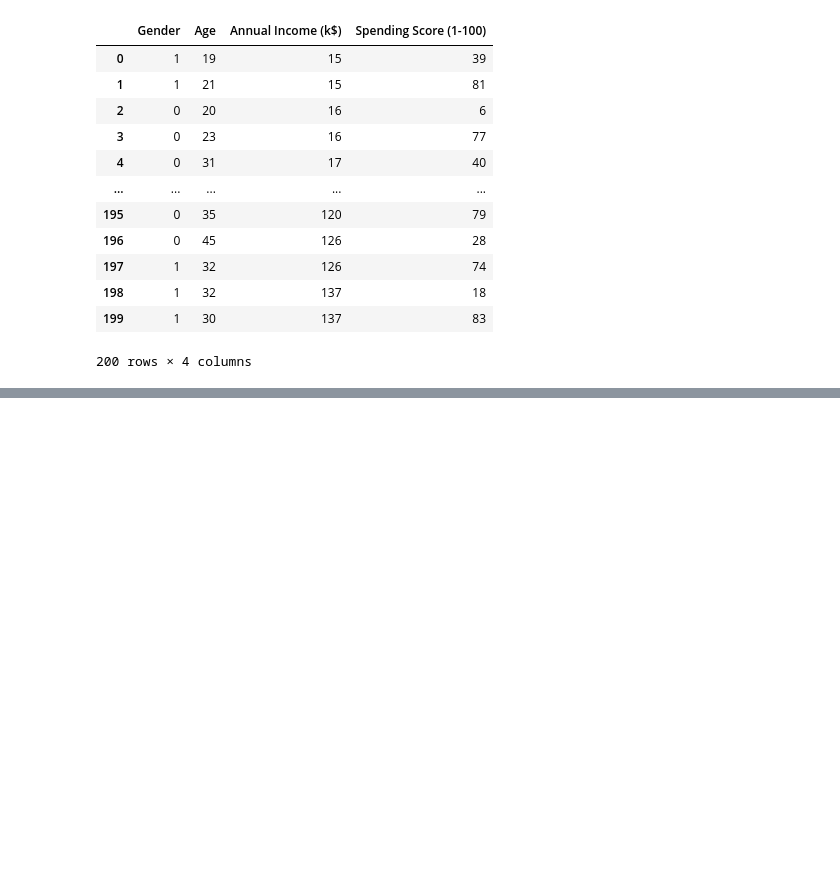
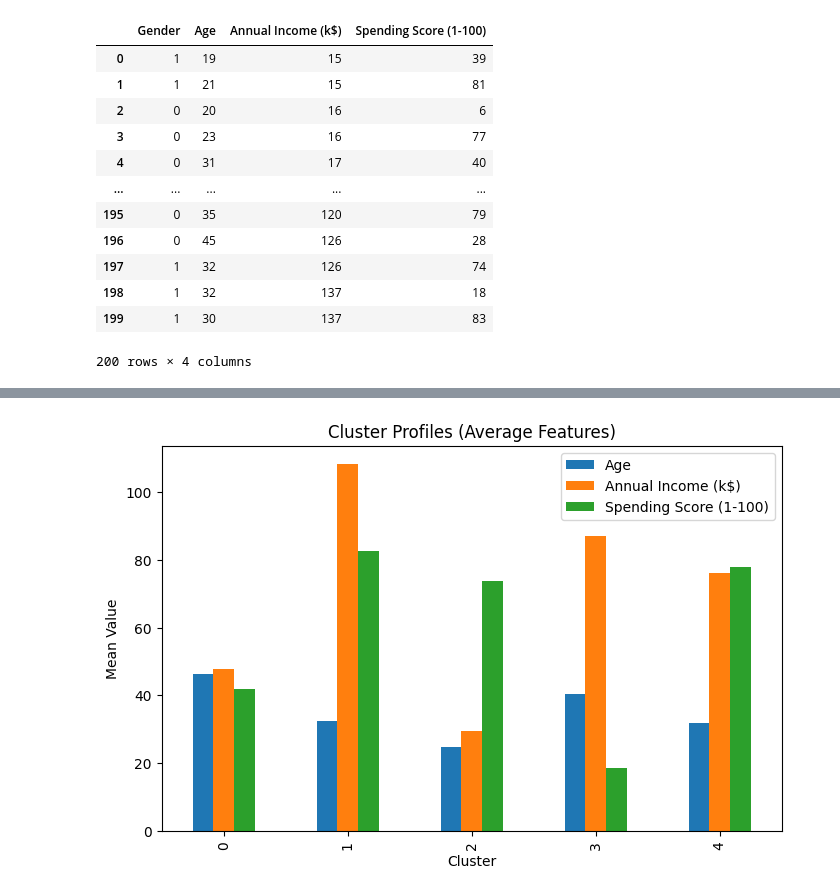
Before and after one commit to godwillokwuchukwu/Mall_customer, a Jupyter notebook: mall.ipynb, the cells around one changed output, grey strips where cells are left out. Saved outputs shown, nothing was run; the diff lists cells and outputs as text; code cells hidden in the pictures; blank space fills up the shorter version.

```diff
--- a/mall.ipynb
+++ b/mall.ipynb
@@ -99,3 +130,10 @@ x
 | 198 | 1 | 32 | 137 | 18 |
 | 199 | 1 | 30 | 137 | 83 |
 200 rows × 4 columns
+# %%
+# Define features
+features = ["Age", "Annual Income (k$)", "Spending Score (1-100)"]
+
+# Run KMeans (example with 5 clusters)
+kmeans = KMeans(n_clusters=5, random_state=42)
+x["Cluster"] = kmeans.fit_predict(x[features])
@@ -101,0 +142,9 @@ x
+# %%
+# Group by cluster to profile customers
+features = ["Age", "Annual Income (k$)", "Spending Score (1-100)"]
+
+cluster_profile = x.groupby("Cluster")[features].mean().round(1)
+cluster_profile["Count"] = x["Cluster"].value_counts()
+cluster_profile["% of Customers"] = round((cluster_profile["Count"]/len(x))*100, 2)
+
+print(cluster_profile)
@@ -101,0 +167,8 @@ x
+# %%
+# Plot profiles
+cluster_profile[features].plot(kind="bar", figsize=(8,5))
+plt.title("Cluster Profiles (Average Features)")
+plt.ylabel("Mean Value")
+plt.show()
+# %% [output]
+[figure, added]
```
Also changed, not shown: parts of 31 cells of this notebook.
